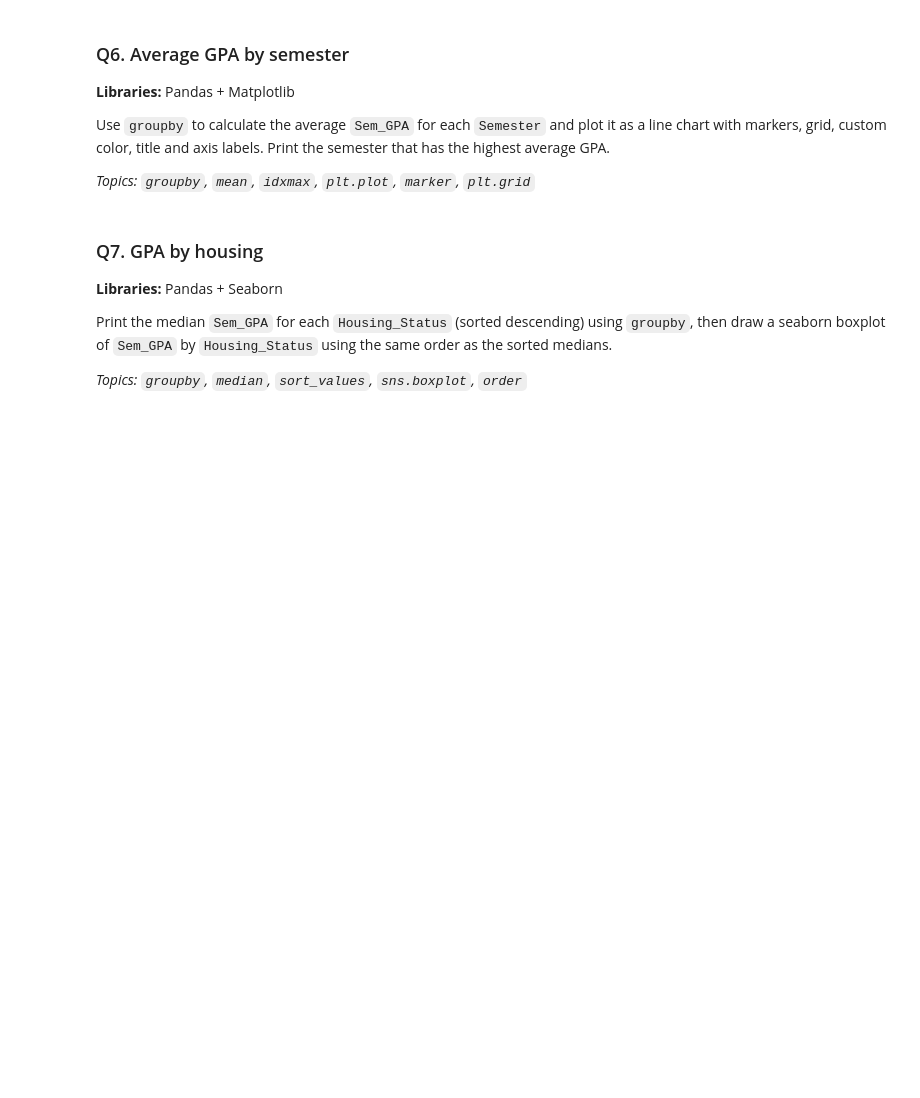
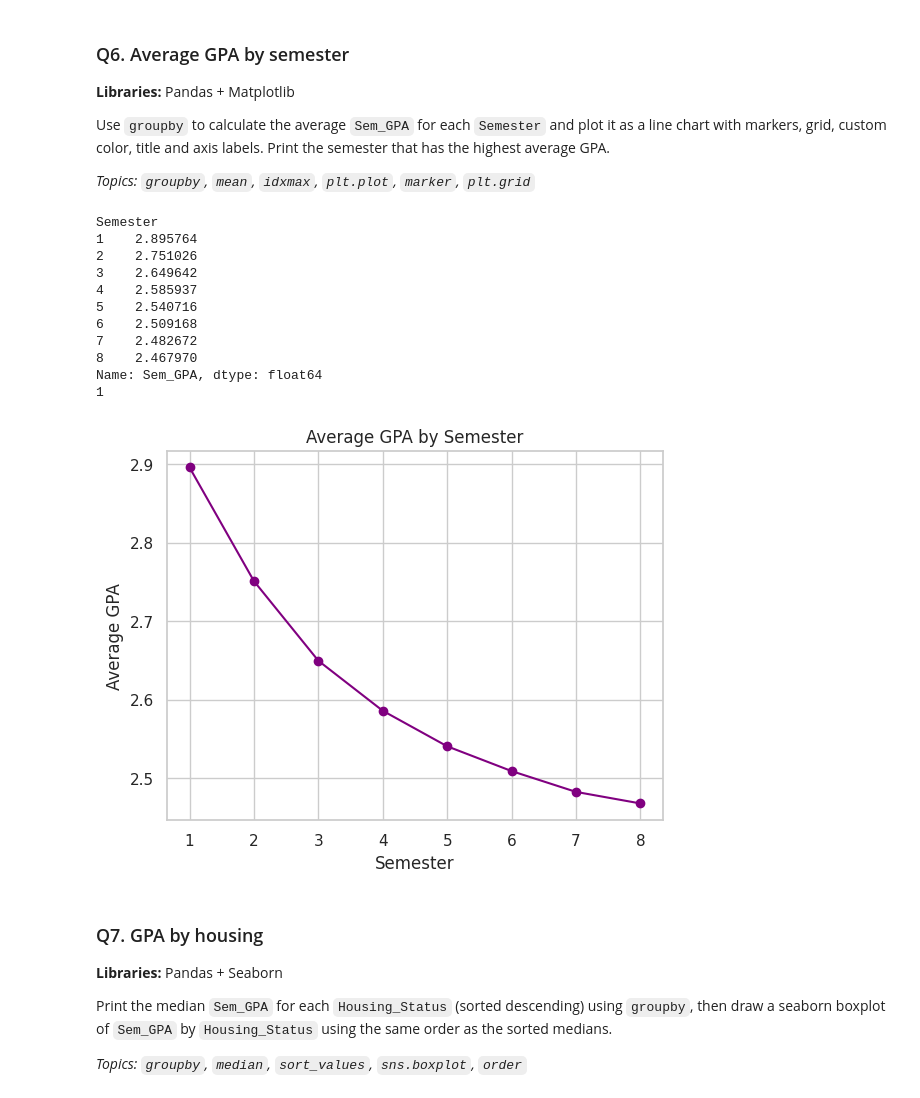
Before and after one commit to AnshuAnshu01/Data_Analytics_Python, a Jupyter notebook: Academic_servival/academic_survival_question_set.ipynb, the cells around one changed output. Drawn from its saved outputs; the diff is of its cells as text; code cells hidden in the pictures; blank space fills up the shorter version.

```diff
--- a/Academic_servival/academic_survival_question_set.ipynb
+++ b/Academic_servival/academic_survival_question_set.ipynb
@@ -73,3 +183,26 @@ Use `groupby` to calculate the average `Sem_GPA` for each `Semester` and plot it
+# %%
+gpa_by_sem = df.groupby('Semester')['Sem_GPA'].mean()
+print(gpa_by_sem)
+print(gpa_by_sem.idxmax())
+plt.plot(gpa_by_sem.index, gpa_by_sem.values, marker='o', color='purple')
+plt.title('Average GPA by Semester')
+plt.xlabel('Semester')
+plt.ylabel('Average GPA')
+plt.grid(True)
+plt.show()
+# %% [output]
+Semester
+1    2.895764
+2    2.751026
+3    2.649642
+4    2.585937
+5    2.540716
+6    2.509168
+7    2.482672
+8    2.467970
+Name: Sem_GPA, dtype: float64
+1
+[figure, added]
 # %% [markdown]
 ### Q7. GPA by housing
 **Libraries:** Pandas + Seaborn
```
Also changed, not shown: parts of 55 cells of this notebook.
